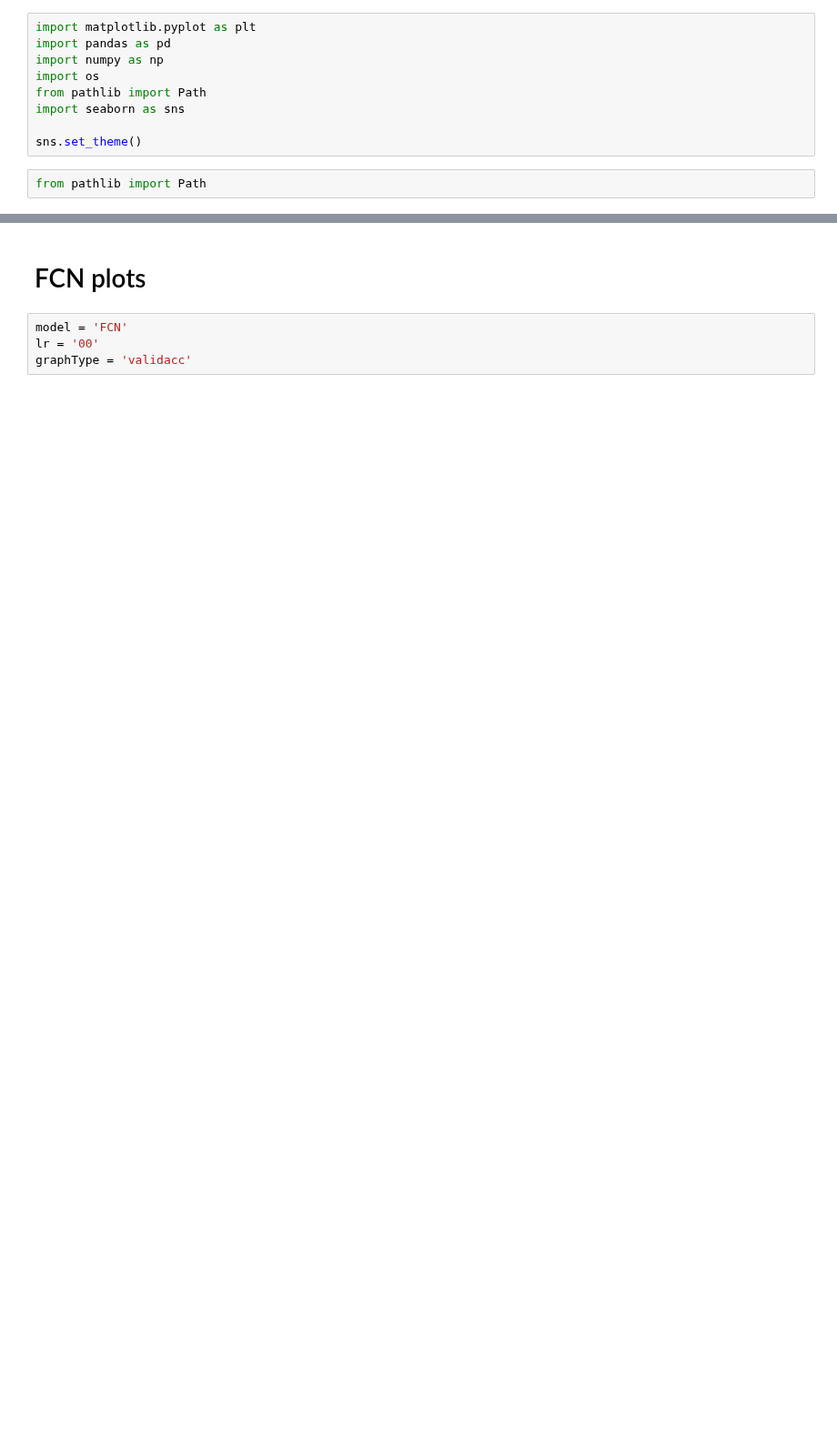
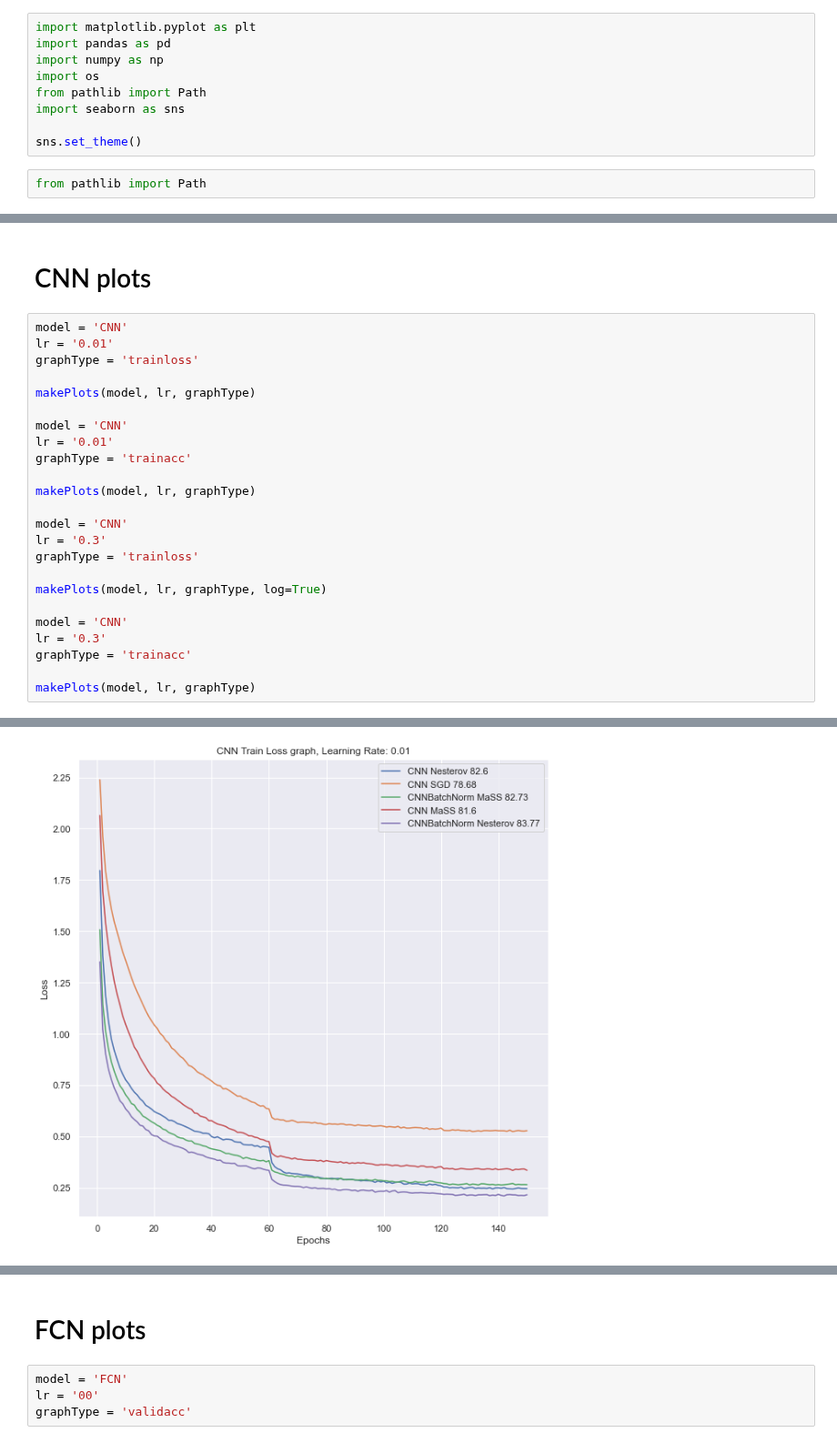
Before and after one commit to COMP6248-Reproducability-Challenge/MaSS-optimiser, a Jupyter notebook: General/Code/Plots.ipynb, the cells around one changed output, grey strips where cells are left out. Shown at 91% size. Drawn from its saved outputs; the diff is of its cells as text; blank space fills up the shorter version.

```diff
--- a/General/Code/Plots.ipynb
+++ b/General/Code/Plots.ipynb
@@ -43,3 +58,30 @@ def makePlots(model, lr, graphType):
         plt.legend()
 
     return
+# %% [markdown]
+# CNN plots
+# %%
+model = 'CNN'
+lr = '0.01'
+graphType = 'trainloss'
+
+makePlots(model, lr, graphType)
+
+model = 'CNN'
+lr = '0.01'
+graphType = 'trainacc'
+
+makePlots(model, lr, graphType)
+
+model = 'CNN'
+lr = '0.3'
+graphType = 'trainloss'
+
+makePlots(model, lr, graphType, log=True)
+
+model = 'CNN'
+lr = '0.3'
+graphType = 'trainacc'
+
+makePlots(model, lr, graphType)
+# %% [output]
@@ -45,0 +104 @@ def makePlots(model, lr, graphType):
+[figure, added]
```
Also changed, not shown: parts of 8 cells of this notebook, 4 other files.
